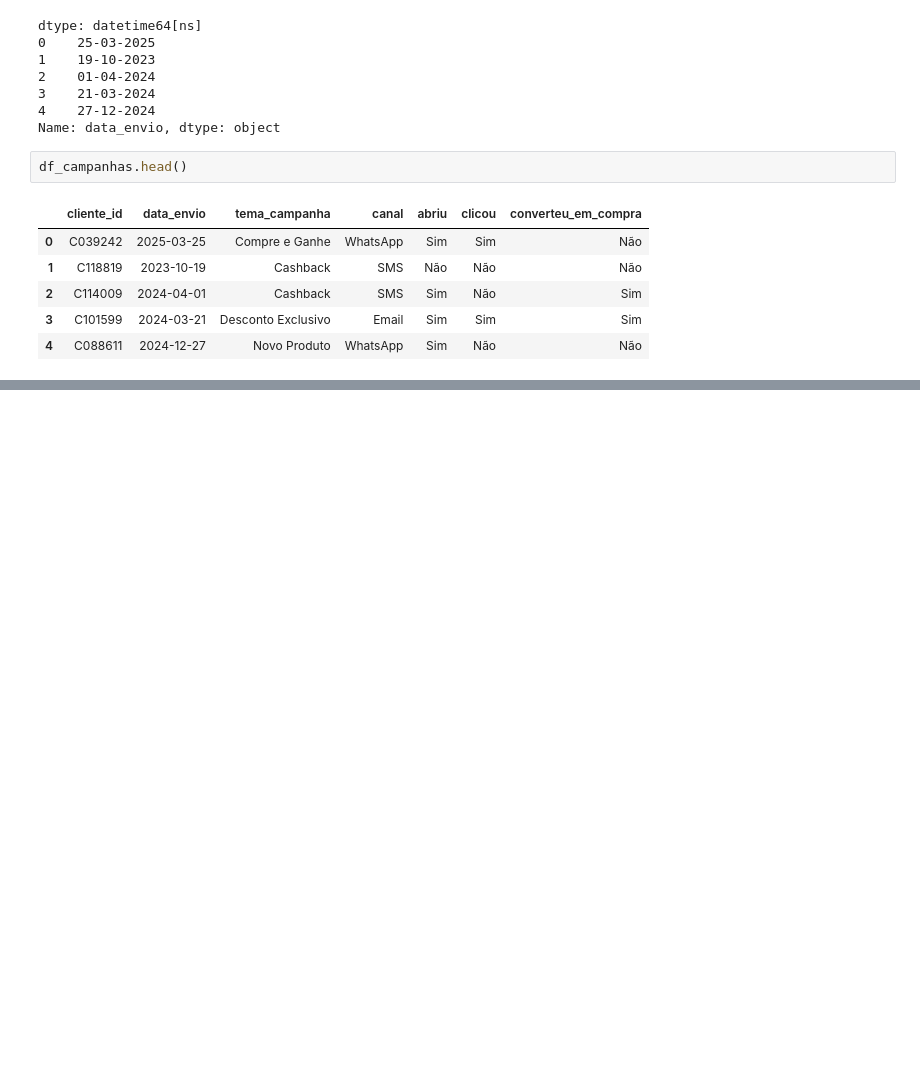
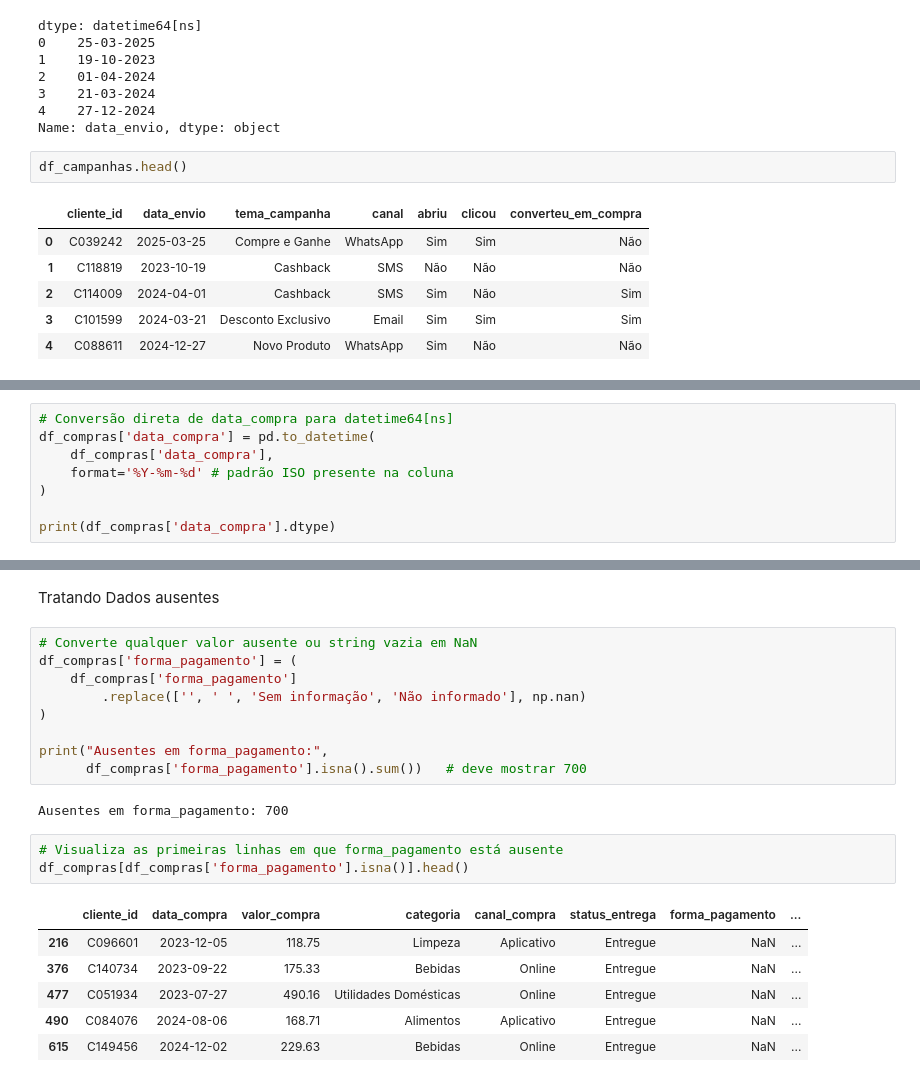
Before and after one commit to mairasantana/desafio-final-neurotech, a Jupyter notebook: analise_de_dados.ipynb, the cells around one changed output, grey strips where cells are left out. Drawn from its saved outputs; the diff is of its cells as text; blank space fills up the shorter version.

```diff
--- a/analise_de_dados.ipynb
+++ b/analise_de_dados.ipynb
@@ -796,0 +1009,8 @@ df_campanhas.head()
+# %%
+# Conversão direta de data_compra para datetime64[ns]
+df_compras['data_compra'] = pd.to_datetime(
+    df_compras['data_compra'],
+    format='%Y-%m-%d' # padrão ISO presente na coluna
+)
+
+print(df_compras['data_compra'].dtype)
@@ -796,0 +1062,23 @@ df_campanhas.head()
+# %% [markdown]
+Tratando Dados ausentes
+# %%
+# Converte qualquer valor ausente ou string vazia em NaN
+df_compras['forma_pagamento'] = (
+    df_compras['forma_pagamento']
+        .replace(['', ' ', 'Sem informação', 'Não informado'], np.nan)
+)
+
+print("Ausentes em forma_pagamento:",
+      df_compras['forma_pagamento'].isna().sum())   # deve mostrar 700
+# %% [output]
+Ausentes em forma_pagamento: 700
+# %%
+# Visualiza as primeiras linhas em que forma_pagamento está ausente
+df_compras[df_compras['forma_pagamento'].isna()].head()
+# %% [output]
+|  | cliente_id | data_compra | valor_compra | categoria | canal_compra | status_entrega | forma_pagamento | ... |
+| 216 | C096601 | 2023-12-05 | 118.75 | Limpeza | Aplicativo | Entregue | NaN | ... |
+| 376 | C140734 | 2023-09-22 | 175.33 | Bebidas | Online | Entregue | NaN | ... |
+| 477 | C051934 | 2023-07-27 | 490.16 | Utilidades Domésticas | Online | Entregue | NaN | ... |
+| 490 | C084076 | 2024-08-06 | 168.71 | Alimentos | Aplicativo | Entregue | NaN | ... |
+| 615 | C149456 | 2024-12-02 | 229.63 | Bebidas | Online | Entregue | NaN | ... |
```
Also changed, not shown: parts of 39 cells of this notebook.
